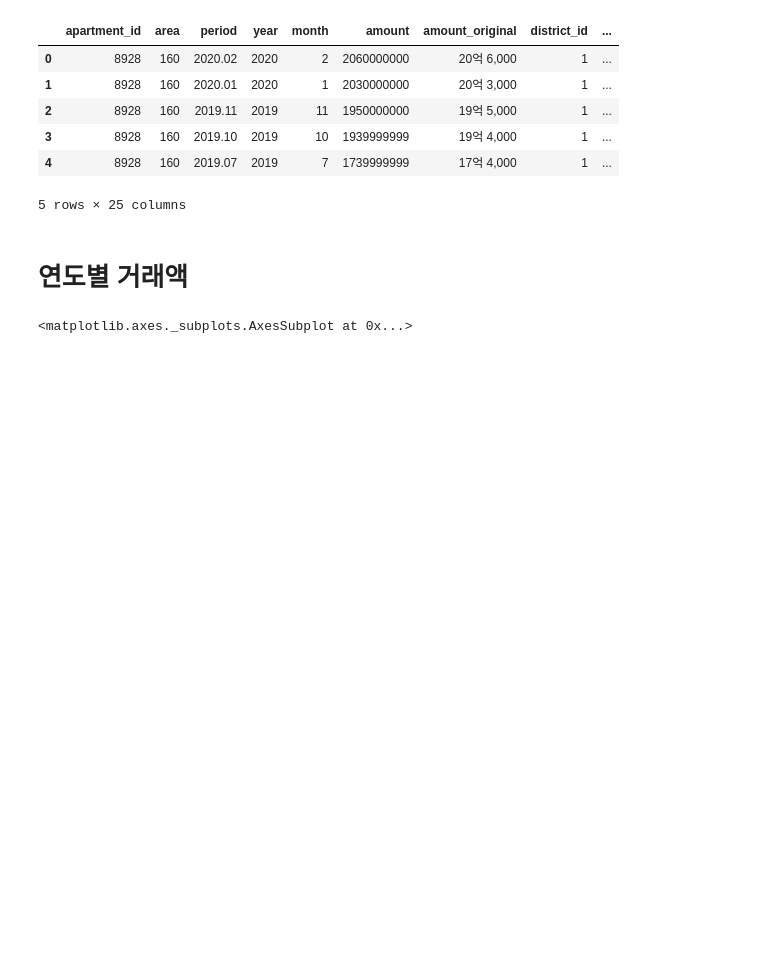
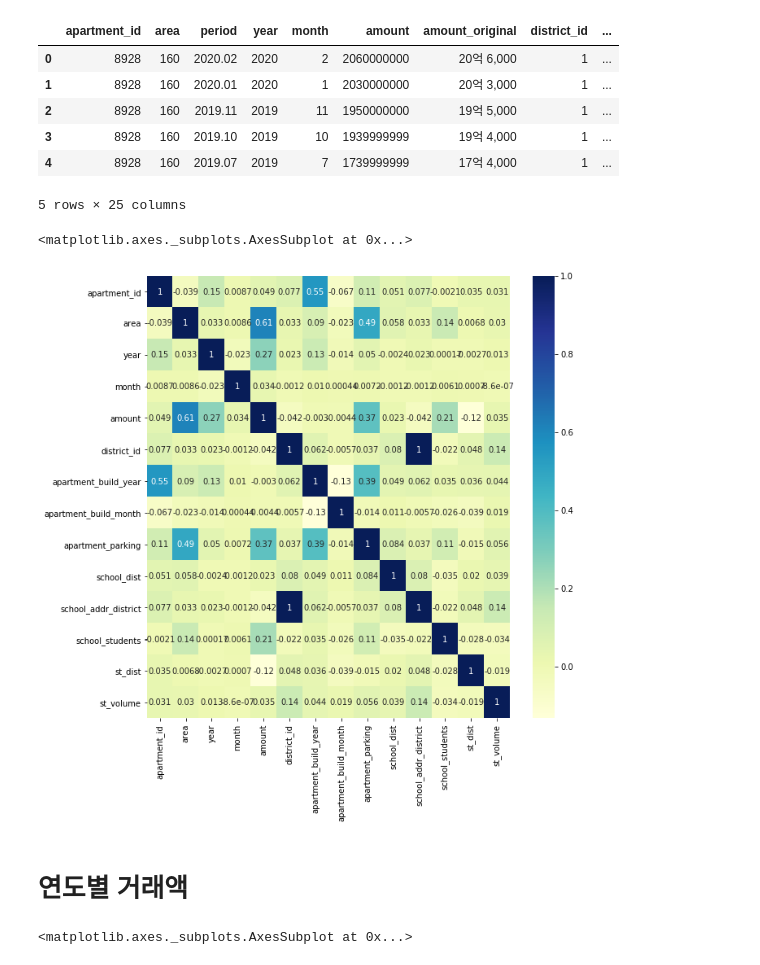
Before and after one commit to whoareyouwhoami/ProjectCasa, a Jupyter notebook: EDA/EDA_version1.ipynb, the cells around one changed output. Saved outputs shown, nothing was run; the diff lists cells and outputs as text; code cells hidden in the pictures; blank space fills up the shorter version.

```diff
--- a/EDA/EDA_version1.ipynb
+++ b/EDA/EDA_version1.ipynb
@@ -72,6 +72,14 @@ df.head()
 | 3 | 8928 | 160 | 2019.10 | 2019 | 10 | 1939999999 | 19억 4,000 | 1 | ... |
 | 4 | 8928 | 160 | 2019.07 | 2019 | 7 | 1739999999 | 17억 4,000 | 1 | ... |
 5 rows × 25 columns
+# %%
+figure,ax1 = plt.subplots()
+figure.set_size_inches(10,10)
+
+sns.heatmap(df.corr(),annot=True,cmap='YlGnBu')
+# %% [output]
+<matplotlib.axes._subplots.AxesSubplot at 0x...>
+[figure, added]
 # %% [markdown]
 # 연도별 거래액
 # %%
```
Also changed, not shown: parts of 19 cells of this notebook.
